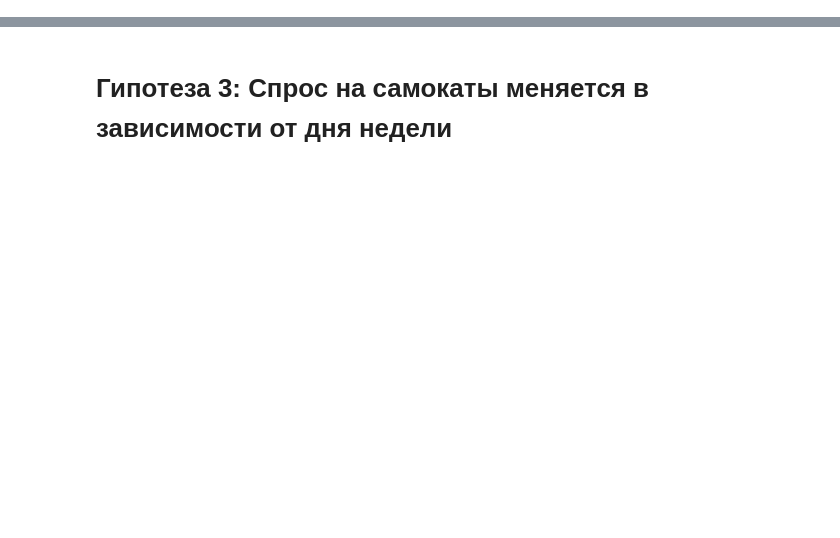
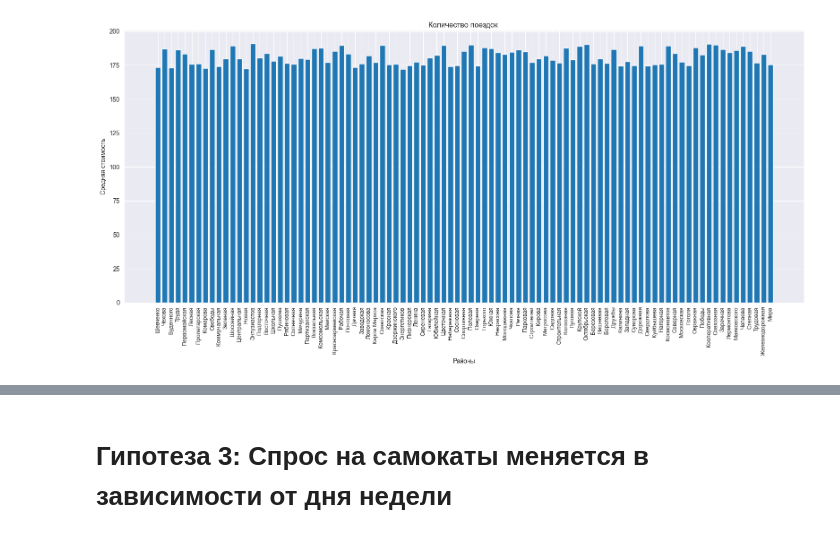
Before and after one commit to Teddy-Ro/scooter-demand-regression, a Jupyter notebook: hipothesis_testing.ipynb, the cells around one changed output, grey strips where cells are left out. Cells and saved outputs as stored; diff of their text form; code cells hidden in the pictures; blank space fills up the shorter version.

```diff
--- a/hipothesis_testing.ipynb
+++ b/hipothesis_testing.ipynb
@@ -52,3 +55,7 @@ max    13540.534722     84.833333     19.122772
+# %%
+COST_START = 30
+PROMO_START_TIME = 6
+PROMO_END_TIME = 10
 # %%
 df_rides = rides_df.copy()
 df_weather = weather_df.copy()
@@ -140,0 +154,82 @@ plt.show()
+# %%
+# подготовка таблицы со стоимостью
+data = {
+    'Пн-Пт': [3, 4, 5, 6, 5],
+    'Сб-Вс': [3, 4, 6, 7, 6]
+}
+
+time_intervals = [
+    '01:00-06:00',
+    '06:00-10:00',
+    '10:00-16:00',
+    '16:00-22:00',
+    '22:00-01:00'
+]
+
+df_dynamic_costs = pd.DataFrame(data, index=time_intervals)
+
+# Создаем функцию, которая вычисляет интервал времени
+def get_cost_per_minute(start_date):
+    hour = int(start_date.hour)
+    day_of_week = int(start_date.dayofweek)
+    day_type = 'Пн-Пт' if day_of_week < 5 else "Сб-Вс"
+
+    time_interval = '22:00-01:00'
+    if hour >= 1 and hour < 6:
+        time_interval = '01:00-06:00'
+    elif hour >= 6 and hour < 10:
+        time_interval = '06:00-10:00'
+    elif hour >= 10 and hour < 16:
+        time_interval = '10:00-16:00'
+    elif hour >= 16 and hour < 22:
+        time_interval = '16:00-22:00'
+
+    cost_per_min = df_dynamic_costs.loc[time_interval, day_type]
+    return cost_per_min
+
+
+# Итоговая стоимость = старт (30 руб.) + длительность (мин) * стоимость минуты (руб./мин)
+# По понедельникам с 6:00 до 10:00 акция «Бесплатный старт» по промо-коду
+
+def calculate_cost(row):
+    # переводим длительность в минуты с округлением вверх (если проехали хоть лишнюю секунду платим за всю минуту)
+    duration_minutes = np.ceil(row['duration'] / 60)
+
+    # получаем стоимость за минуту
+    cost_per_minute = get_cost_per_minute(row['start_date'])
+
+    #считаем цену без промокода
+    total_cost = cost_per_minute * duration_minutes + COST_START
+
+    # определяем день недели
+    day_of_week = int(row['start_date'].dayofweek)
+
+    # получаем час поездки
+    hour = int(row['start_date'].hour)
+
+    # если промокод активен вычитаем стоимость старта
+    if day_of_week == 0 and (hour >= PROMO_START_TIME and hour < PROMO_END_TIME) and row['promo'] == 1:
+        total_cost -= COST_START
+
+    return total_cost
+
+
+df_rides['cost'] = df_rides.apply(calculate_cost, axis=1)
+
+average_cost_start = df_rides.groupby('start_location')['cost'].mean()
+
+unique_locations = df_rides['start_location'].unique()
+
+# Визуализация
+
+plt.figure(figsize=(16, 7))
+plt.bar(unique_locations,
+        average_cost_start)
+plt.xlabel('Районы')
+plt.ylabel('Средняя стоимость')
+plt.title('Количество поездок ')
+plt.tight_layout()
+plt.xticks(rotation=90, fontsize=9)
+plt.show()
+# %% [output]
+[figure, added]
```
Also changed, not shown: parts of 27 cells of this notebook, 5 other files.
